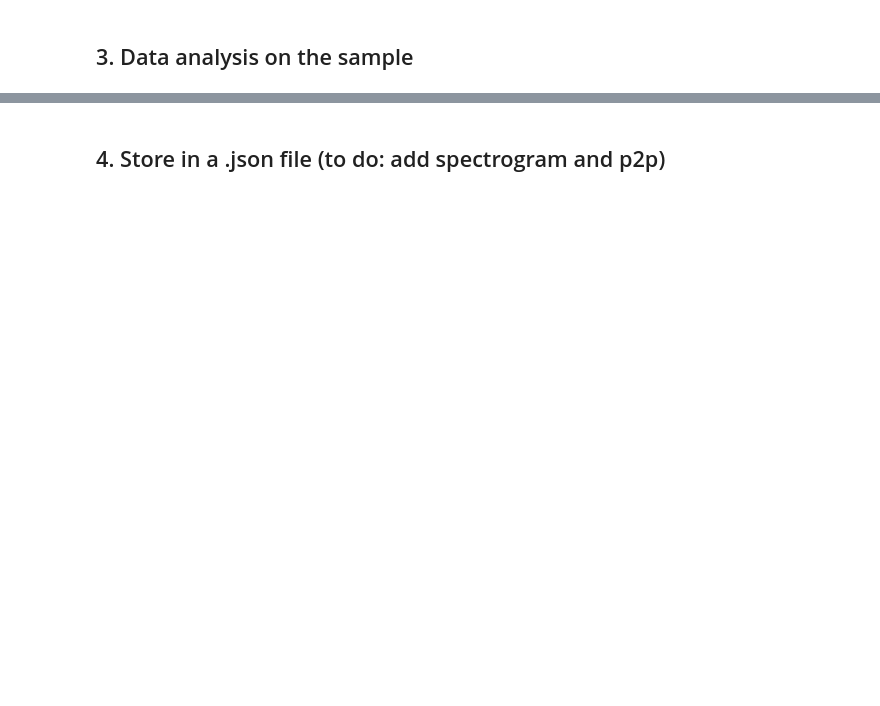
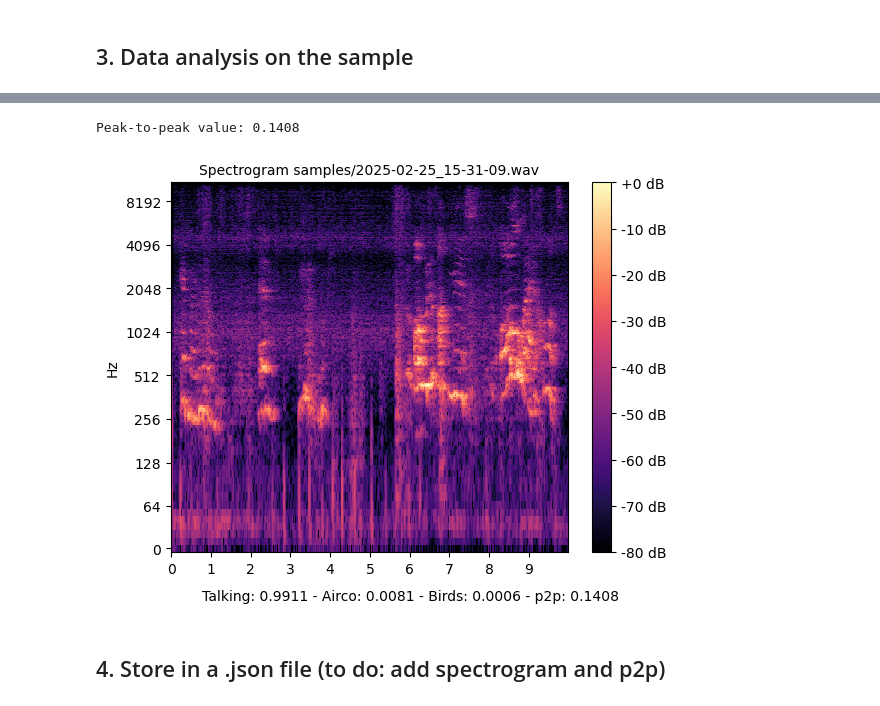
Before and after one commit to MichielBontenbal/run_CLAP, a Jupyter notebook: UrbanSounds_audio_pipeline.ipynb, the cells around one changed output, grey strips where cells are left out. Drawn from its saved outputs; the diff is of its cells as text; code cells hidden in the pictures; blank space fills up the shorter version.

```diff
--- a/UrbanSounds_audio_pipeline.ipynb
+++ b/UrbanSounds_audio_pipeline.ipynb
@@ -325,3 +216,55 @@ plt.show()
+# %%
+# load audio sample and calculate peak-to-peak value
+
+def load_audio_sample(wav_file_path):
+    # Load the sample with librosa
+    y, sr = librosa.load(wav_file_path)
+    return y, sr
+
+def calculate_ptp(y):
+    # Load the sample with librosa
+
+    # Calculate the peak-to-peak value
+    ptp_value = float(np.ptp(y))
+    ptp_value = round(ptp_value, 4)
+
+    print(f"Peak-to-peak value: {ptp_value}")
+    return ptp_value
+
+# Call the functions
+y, sr = load_audio_sample(wav_file_path)
+ptp_value = calculate_ptp(y)
+# %% [output]
+Peak-to-peak value: 0.1408
+# %%
+os.environ["TOKENIZERS_PARALLELISM"] = "false"  # or "true"
+
+def create_spectrogram(wav_file_path, result, ptp_value):
+
+    y, sr = librosa.load(wav_file_path)
+    spec = np.abs(librosa.stft(y, hop_length=512))
+    spec = librosa.amplitude_to_db(spec, ref=np.max)
+
+    plt.figure()
+    librosa.display.specshow(spec, sr=sr, x_axis='time', y_axis='log')
+    plt.colorbar(format='%+2.0f dB')
+    plt.title(f'Spectrogram {wav_file_path}', fontsize=10)
+
+    # Caption with multiple lines
+    caption = (f"{result[0]['label']}: {round(result[0]['score'], 4)} - "
+               f"{result[1]['label']}: {round(result[1]['score'], 4)} - "
+               f"{result[2]['label']}: {round(result[2]['score'], 4)} - "
+               f'p2p: {ptp_value}')
+    plt.figtext(0.5, 0.01, caption, ha="center", fontsize=10)
+
+    # Show plot
+    plt.xlabel('')
+    plt.show()
+
+# Example usage
+create_spectrogram(wav_file_path, result, ptp_value)
+# %% [output]
+[figure, added]
 # %% [markdown]
 ## 4. Store in a .json file (to do: add spectrogram and p2p)
 # %%
```
Also changed, not shown: parts of 11 cells of this notebook.
